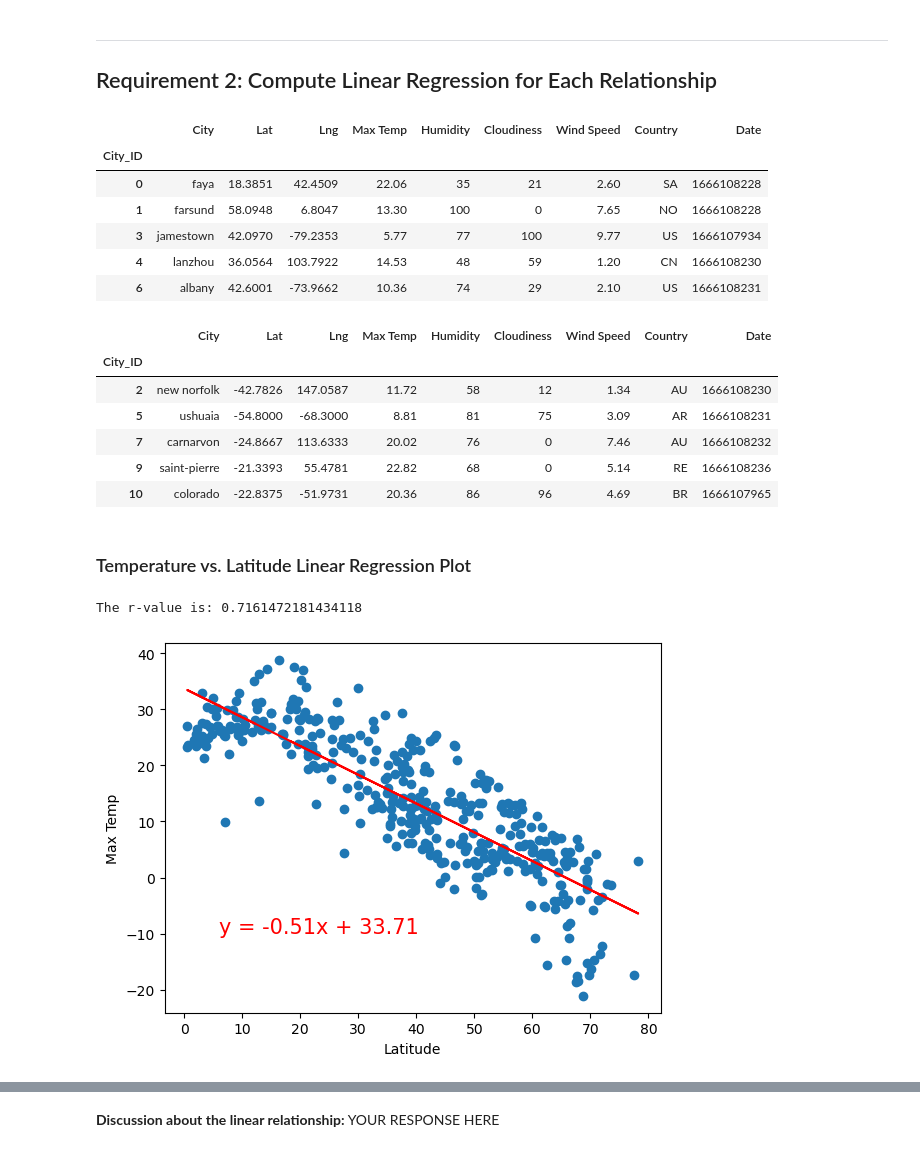
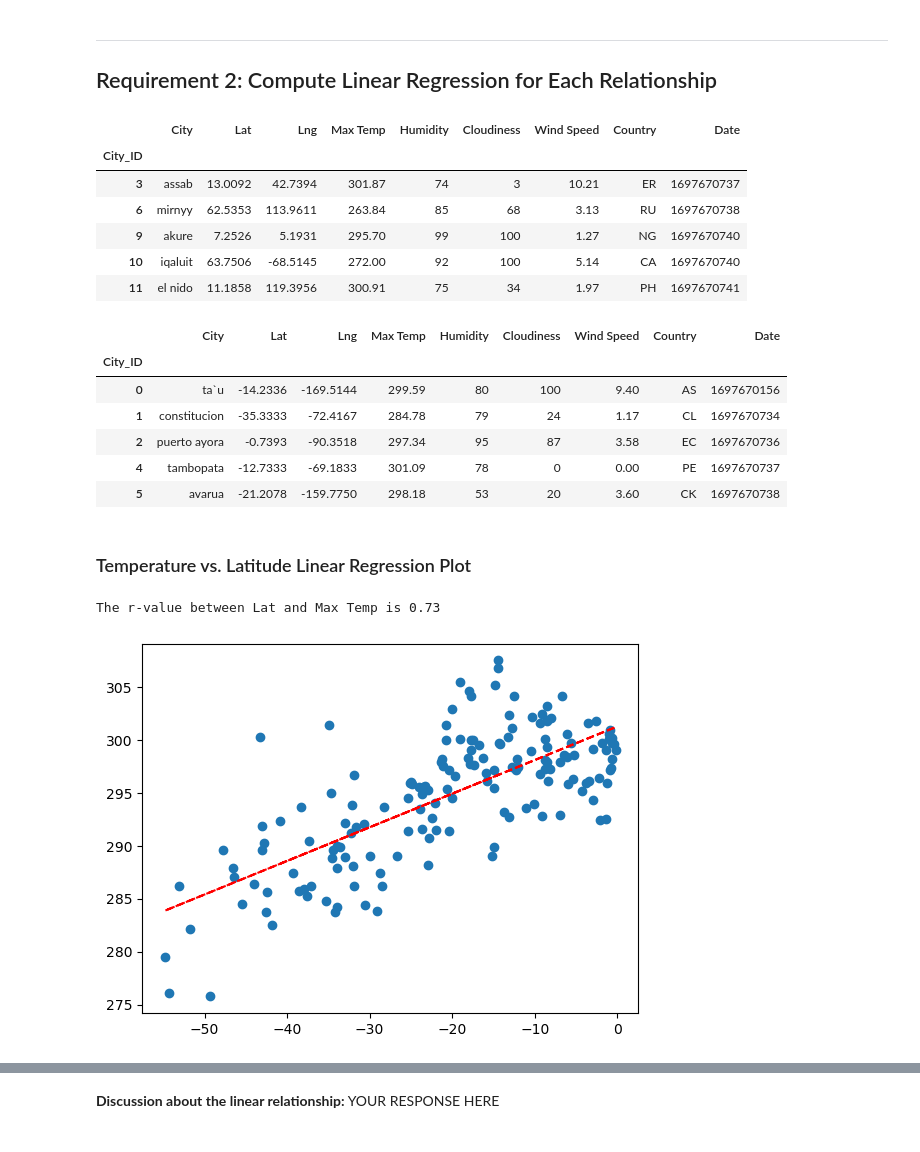
Before and after one commit to sethgard/python-api-challenge, a Jupyter notebook: WeatherPy/WeatherPy.ipynb, the cells around one changed output, grey strips where cells are left out. Saved outputs shown, nothing was run; the diff lists cells and outputs as text; code cells hidden in the pictures.

```diff
--- a/WeatherPy/WeatherPy.ipynb
+++ b/WeatherPy/WeatherPy.ipynb
@@ -171,7 +168,7 @@ city_data_df.head()
 city_data_df.to_csv("output_data/cities.csv", index_label="City_ID")
 # %%
 # Read saved data
-city_data_df = pd.read_csv("output_data/cities.csv", index_col="City_ID")
+city_data_df = pd.read_csv("./output_data/cities.csv", index_col="City_ID")
 
 # Display sample data
 city_data_df.head()
@@ -259,38 +255,50 @@ plt.show()
+# %%
+# Define a function to create Linear Regression plots
+def linear_reg(x_axis, y_axis,eq_loc):
+    correlation = pearsonr(x_axis,y_axis)
+    p_slope, p_int, p_r, p_p, p_std_err = linregress(x_axis, y_axis)
+    p_fit = p_slope * x_axis + p_int
+    eq= f"y ={p_slope: .2f}x +{ p_int: .2f}"
+
+    plt.scatter(x_axis, y_axis ,marker="o")
+    plt.plot(x_axis,p_fit,"--", color='red')
+    plt.annotate(eq, eq_loc, fontsize=12, color='red')
+    print(f"The r-value between {x_axis.name} and {y_axis.name} is {round(correlation[0],2)}")
 # %%
 # Create a DataFrame with the Northern Hemisphere data (Latitude >= 0)
-# YOUR CODE HERE
+northern_hemi_df = city_data_df.loc[city_data_df['Lat']>0]
 
 # Display sample data
 northern_hemi_df.head()
 # %% [output]
 |  | City | Lat | Lng | Max Temp | Humidity | Cloudiness | Wind Speed | Country | Date |
 | City_ID |  |  |  |  |  |  |  |  |  |
-| 0 | faya | 18.3851 | 42.4509 | 22.06 | 35 | 21 | 2.60 | SA | 1666108228 |
-| 1 | farsund | 58.0948 | 6.8047 | 13.30 | 100 | 0 | 7.65 | NO | 1666108228 |
-| 3 | jamestown | 42.0970 | -79.2353 | 5.77 | 77 | 100 | 9.77 | US | 1666107934 |
-| 4 | lanzhou | 36.0564 | 103.7922 | 14.53 | 48 | 59 | 1.20 | CN | 1666108230 |
-| 6 | albany | 42.6001 | -73.9662 | 10.36 | 74 | 29 | 2.10 | US | 1666108231 |
+| 3 | assab | 13.0092 | 42.7394 | 301.87 | 74 | 3 | 10.21 | ER | 1697670737 |
+| 6 | mirnyy | 62.5353 | 113.9611 | 263.84 | 85 | 68 | 3.13 | RU | 1697670738 |
+| 9 | akure | 7.2526 | 5.1931 | 295.70 | 99 | 100 | 1.27 | NG | 1697670740 |
+| 10 | iqaluit | 63.7506 | -68.5145 | 272.00 | 92 | 100 | 5.14 | CA | 1697670740 |
+| 11 | el nido | 11.1858 | 119.3956 | 300.91 | 75 | 34 | 1.97 | PH | 1697670741 |
 # %%
 # Create a DataFrame with the Southern Hemisphere data (Latitude < 0)
-# YOUR CODE HERE
+northern_hemi_df = city_data_df.loc[city_data_df['Lat']<0]
 
 # Display sample data
 southern_hemi_df.head()
 # %% [output]
 |  | City | Lat | Lng | Max Temp | Humidity | Cloudiness | Wind Speed | Country | Date |
 | City_ID |  |  |  |  |  |  |  |  |  |
-| 2 | new norfolk | -42.7826 | 147.0587 | 11.72 | 58 | 12 | 1.34 | AU | 1666108230 |
-| 5 | ushuaia | -54.8000 | -68.3000 | 8.81 | 81 | 75 | 3.09 | AR | 1666108231 |
-| 7 | carnarvon | -24.8667 | 113.6333 | 20.02 | 76 | 0 | 7.46 | AU | 1666108232 |
-| 9 | saint-pierre | -21.3393 | 55.4781 | 22.82 | 68 | 0 | 5.14 | RE | 1666108236 |
-| 10 | colorado | -22.8375 | -51.9731 | 20.36 | 86 | 96 | 4.69 | BR | 1666107965 |
+| 0 | ta`u | -14.2336 | -169.5144 | 299.59 | 80 | 100 | 9.40 | AS | 1697670156 |
+| 1 | constitucion | -35.3333 | -72.4167 | 284.78 | 79 | 24 | 1.17 | CL | 1697670734 |
+| 2 | puerto ayora | -0.7393 | -90.3518 | 297.34 | 95 | 87 | 3.58 | EC | 1697670736 |
+| 4 | tambopata | -12.7333 | -69.1833 | 301.09 | 78 | 0 | 0.00 | PE | 1697670737 |
+| 5 | avarua | -21.2078 | -159.7750 | 298.18 | 53 | 20 | 3.60 | CK | 1697670738 |
 # %% [markdown]
 ###  Temperature vs. Latitude Linear Regression Plot
 # %%
 # Linear regression on Northern Hemisphere
-# YOUR CODE HERE
+linear_reg(northern_hemi_df['Lat'], northern_hemi_df['Max Temp'],(10, -10))
 # %% [output]
-The r-value is: 0.7161472181434118
+The r-value between Lat and Max Temp is 0.73
-[figure, old version]
+[figure, new version]
 # %%
 # Linear regression on Southern Hemisphere
```
Also changed, not shown: parts of 25 cells of this notebook, 6 other files.
